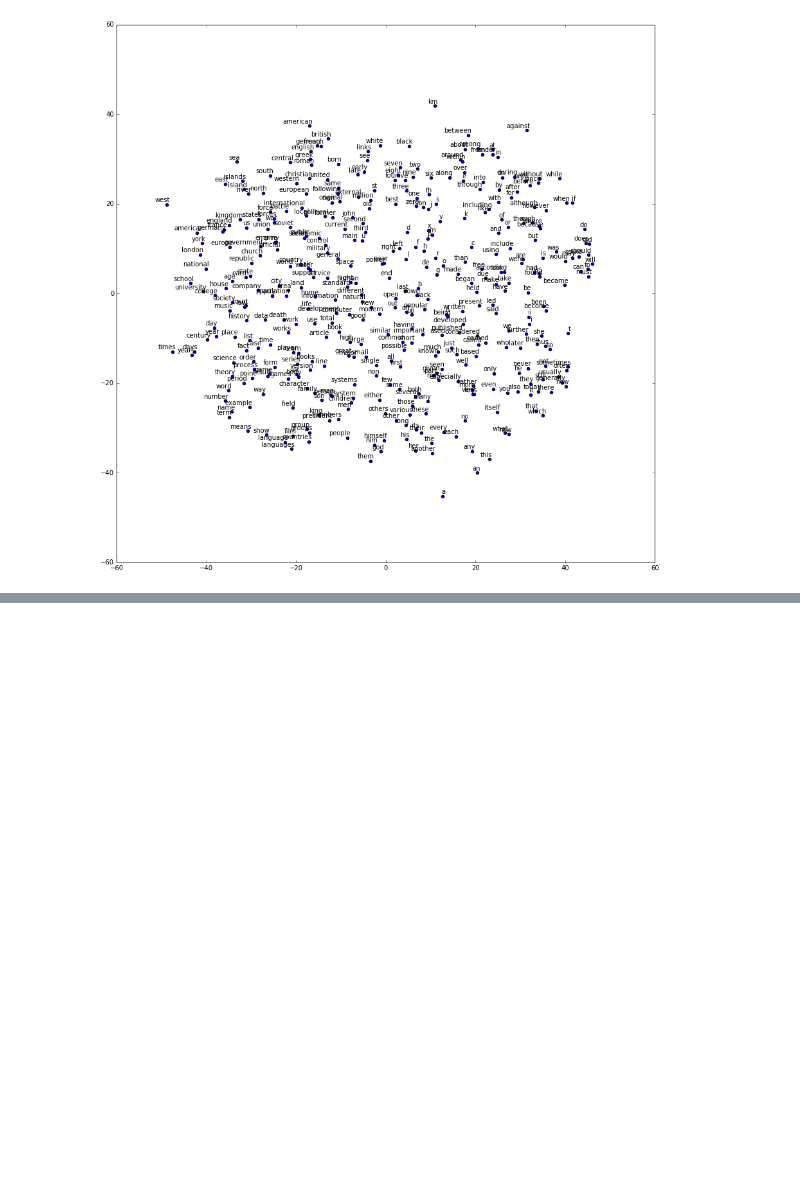
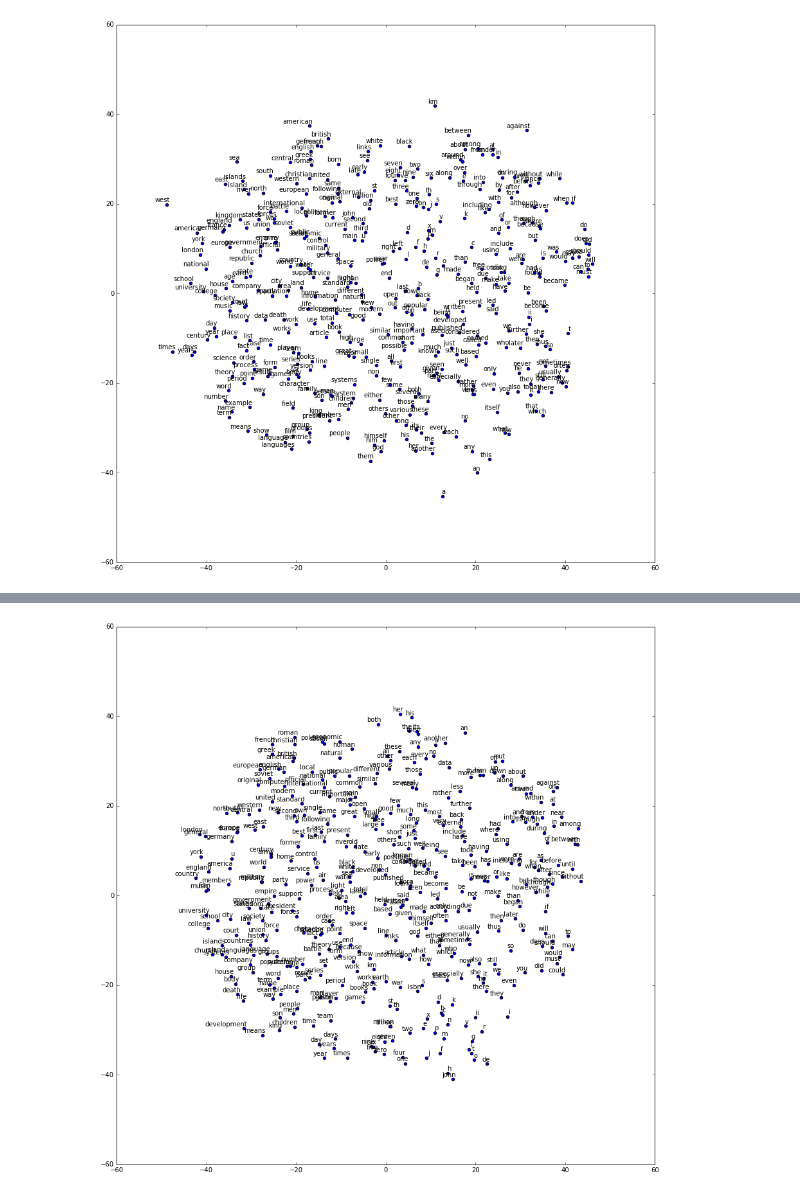
Before and after one commit to yinghsienwu/DeepLearning, a Jupyter notebook: 5_word2vec.ipynb, the cells around one changed output, grey strips where cells are left out. Cells and saved outputs as stored; diff of their text form; code cells hidden in the pictures; blank space fills up the shorter version.

Commit message:
feat:CBOW

```diff
--- a/5_word2vec.ipynb
+++ b/5_word2vec.ipynb
@@ -288,0 +406,29 @@ CBOW is several times faster to train than the skip-gram, slightly better accura
+# %%
+num_steps = 100001
+
+with tf.Session(graph=graph) as session:
+    tf.initialize_all_variables().run()
+    print("Initialized")
+    average_loss = 0
+    for step in xrange(num_steps):
+        batch_data, batch_labels = generate_batch_cbow(batch_size, skip_window)
+        feed_dict = {train_dataset: batch_data, train_labels: batch_labels}
+        _, l = session.run([optimizer, loss], feed_dict=feed_dict)
+        average_loss += l
+        if step % 2000 == 0:
+            if step > 0:
+                average_loss = average_loss / 2000
+            print("Average loss at step %d : %f" %(step,average_loss))
+            average_loss = 0
+        if step % 10000 == 0:
+            sim = similarity.eval()
+            for i in xrange(valid_size):
+                valid_word = reverse_dictionary[valid_examples[i]]
+                top_k = 8 # number of nearest neighbors
+                nearest = (-sim[i, :]).argsort()[1:top_k+1]
+                log = "Nearest to %s :" % valid_word
+                for k in xrange(top_k):
+                    close_word = reverse_dictionary[nearest[k]]
+                    log = "%s %s ," %(log, close_word)
+                print(log)
+    final_embeddings = normalized_embeddings.eval()
@@ -288,0 +453,9 @@ CBOW is several times faster to train than the skip-gram, slightly better accura
+# %%
+num_points = 400
+tsne = TSNE(perplexity=30, n_components=2, init='pca', n_iter=5000)
+two_d_embeddings = tsne.fit_transform(final_embeddings[1:num_points+1, :])
+# %%
+words = [reverse_dictionary[i] for i in range(1, num_points+1)]
+plot(two_d_embeddings, words)
+# %% [output]
+[figure, added]
```
Also changed, not shown: parts of 5 cells of this notebook.
